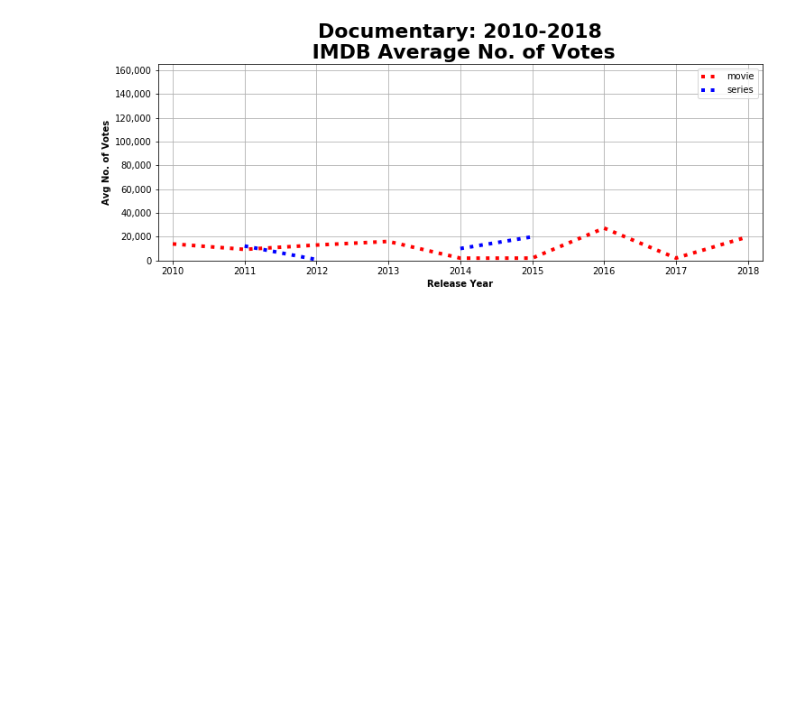
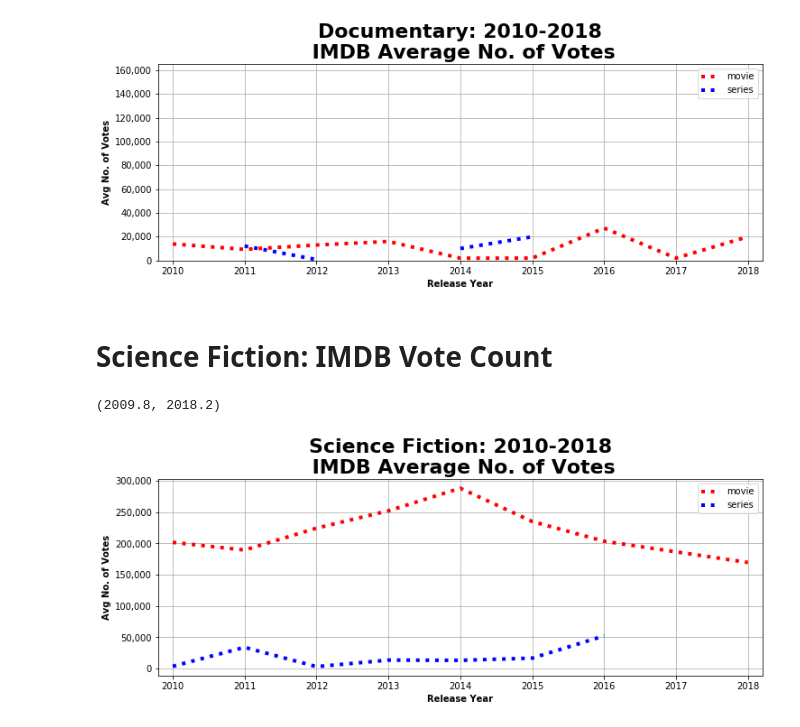
Before and after one commit to ltbird259/Project_1, a Jupyter notebook: media.ipynb, the cells around one changed output. Drawn from its saved outputs; the diff is of its cells as text; code cells hidden in the pictures; blank space fills up the shorter version.

```diff
--- a/media.ipynb
+++ b/media.ipynb
@@ -497,3 +625,40 @@ plt.ylim(0, 165000)
 # %%
 fig_9= ax.get_figure()
 fig_9.savefig("figs/Docu_Votes.png")
+# %% [markdown]
+# Science Fiction: IMDB Vote Count
+# %%
+# Store number of productions grouped by media type and release year
+scifi_gb = scifi_years.groupby(["Type of Media", "Start/Release_Year"])
+avg_IMDB_votes = scifi_gb["# of Votes"].mean()
+
+# Convert to DataFrame & reset index
+scifi_df_3 = pd.DataFrame({"Avg IMDB Votes": avg_IMDB_votes})
+scifi_df_3 = scifi_df_3.reset_index()
+
+
+# Re-Format the Data Frame
+scifi_df_3 = scifi_df_3.pivot(index='Start/Release_Year', columns='Type of Media', values='Avg IMDB Votes')
+scifi_df_3.reset_index()
+
+ #plot number of productions
+df=scifi_df_3
+
+ax = df.plot(kind='line', y="movie",color="red",linestyle="dotted",linewidth=4,figsize=(12, 4))
+
+df.plot(kind='line', y="series",color="blue",linestyle="dotted",linewidth=4, ax=ax)
+
+#format and titles
+ax.yaxis.grid()
+ax.xaxis.grid()
+
+ax.get_yaxis().set_major_formatter(ticker.FuncFormatter(lambda x, p: format(int(x), ',')))
+ax.set_title("Science Fiction: 2010-2018\n IMDB Average No. of Votes" ,fontsize= 22,weight="bold" )
+ax.set_xlabel("Release Year", weight="bold")
+ax.set_ylabel("Avg No. of Votes",weight="bold")
+
+
+plt.xlim(2009.8, 2018.2)
+# %% [output]
+(2009.8, 2018.2)
+[figure, added]
```
Also changed, not shown: parts of 16 cells of this notebook, 5 other files.
